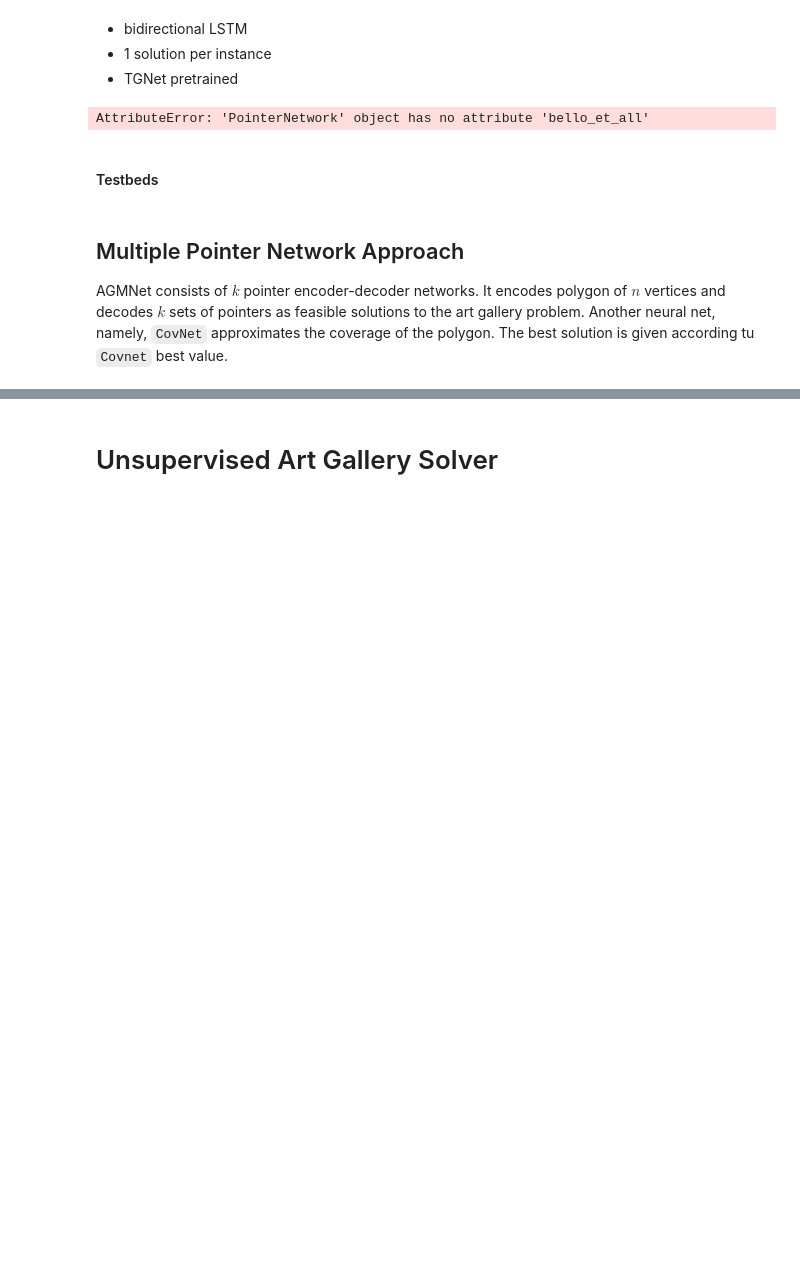
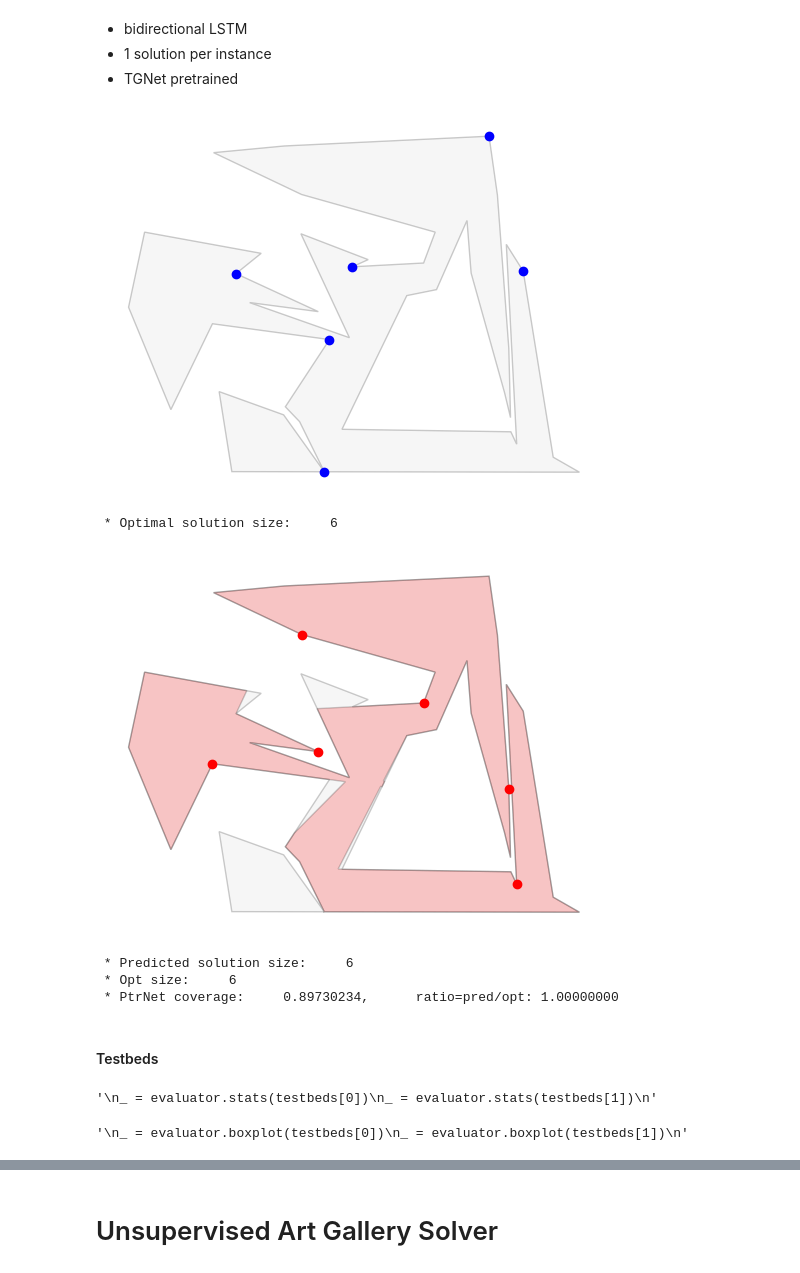
Before and after one commit to dseverdi/AGNet, a Jupyter notebook: notebooks/ArtGallery.ipynb, the cells around one changed output, grey strips where cells are left out. Drawn from its saved outputs; the diff is of its cells as text; code cells hidden in the pictures; blank space fills up the shorter version.

```diff
--- a/notebooks/ArtGallery.ipynb
+++ b/notebooks/ArtGallery.ipynb
@@ -252,23 +94,22 @@ PointerNetwork(
 # %%
 # optimal and neural solver
 sol_opt    = opt_solver.predict(instance)
-sol_agnet  = agnet_solver.predict(instance,beam_width=4)[0]
-sol_all    = np.arange(len(sample.points))
-
+sol_sl  = sl_solver.predict(instance,beam_width=4)[0]
 
 # show only opt solution
 poly, region, predicted, opt, coverage = evaluate_polygon_visibility(sample,sol_opt)
 show(poly, region, None, opt, coverage)
 
 # show all possible predicted solutions
-poly, region, predicted, opt, coverage = evaluate_polygon_visibility(sample,sol_agnet)
+poly, region, predicted, opt, coverage = evaluate_polygon_visibility(sample,sol_sl)
 show(poly, region, predicted, opt, coverage)
-
-# show dummy solution
-poly, region, predicted, opt, coverage = evaluate_polygon_visibility(sample,sol_all)
-show(poly, region, predicted, opt, coverage)
 # %% [output]
+[figure, added]
-AttributeError: 'PointerNetwork' object has no attribute 'bello_et_all'
+ * Optimal solution size:     6
+[figure, added]
+ * Predicted solution size:     6
+ * Opt size:     6
+ * PtrNet coverage:     0.89730234,      ratio=pred/opt: 1.00000000
 # %% [markdown]
 #### Testbeds
 # %%
@@ -303,11 +144,14 @@ evaluator = Evaluator(agnet_solver)
 # %%
+"""
 _ = evaluator.stats(testbeds[0])
 _ = evaluator.stats(testbeds[1])
+"""
+# %% [output]
+'\n_ = evaluator.stats(testbeds[0])\n_ = evaluator.stats(testbeds[1])\n'
 # %%
+"""
 _ = evaluator.boxplot(testbeds[0])
 _ = evaluator.boxplot(testbeds[1])
+"""
+# %% [output]
+'\n_ = evaluator.boxplot(testbeds[0])\n_ = evaluator.boxplot(testbeds[1])\n'
-# %% [markdown]
-## Multiple Pointer Network Approach
-
-
-AGMNet consists of $k$ pointer encoder-decoder networks. It encodes polygon of $n$ vertices and decodes $k$ sets of pointers as feasible solutions to the art gallery problem. Another neural net, namely, `CovNet` approximates the coverage of the polygon. The best solution is given according tu `Covnet` best value.
```
Also changed, not shown: parts of 25 cells of this notebook, 17 other files.
